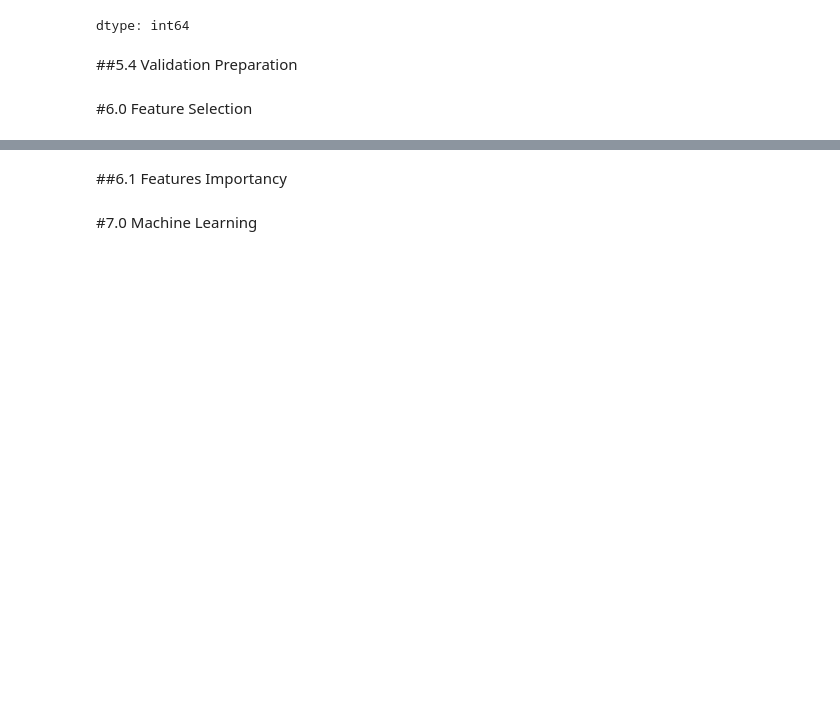
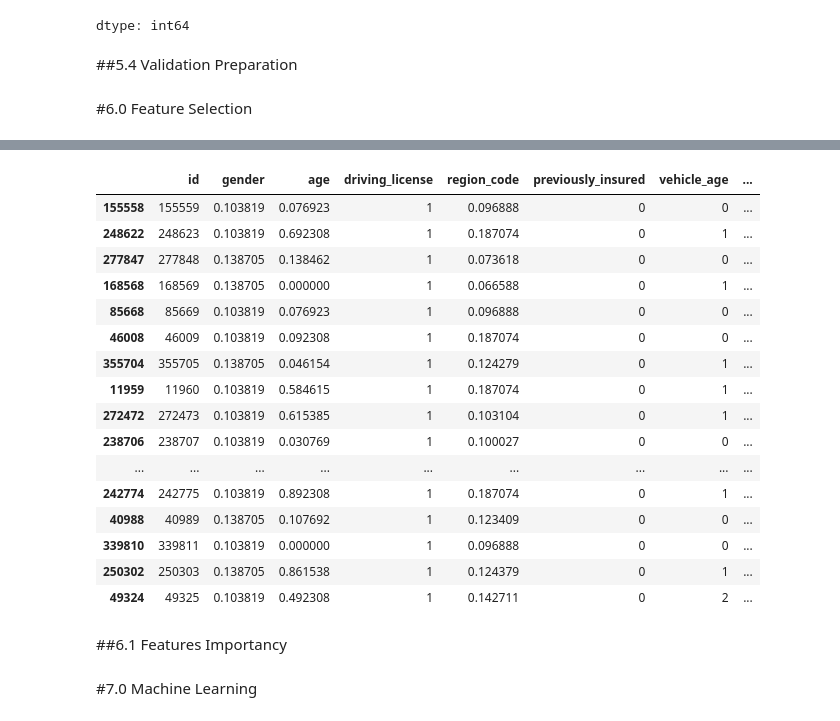
Before and after one commit to jessicanadalete/health_insurance_cross_sell, a Jupyter notebook: health_insurance_cross_sell.ipynb, the cells around one changed output, grey strips where cells are left out. Saved outputs shown, nothing was run; the diff lists cells and outputs as text; code cells hidden in the pictures; blank space fills up the shorter version.

```diff
--- a/health_insurance_cross_sell.ipynb
+++ b/health_insurance_cross_sell.ipynb
@@ -406,3 +404,23 @@ NameError: name 'df5' is not defined
+# %%
+df6.sample(30)
+# %% [output]
+|  | id | gender | age | driving_license | region_code | previously_insured | vehicle_age | ... |
+| 155558 | 155559 | 0.103819 | 0.076923 | 1 | 0.096888 | 0 | 0 | ... |
+| 248622 | 248623 | 0.103819 | 0.692308 | 1 | 0.187074 | 0 | 1 | ... |
+| 277847 | 277848 | 0.138705 | 0.138462 | 1 | 0.073618 | 0 | 0 | ... |
+| 168568 | 168569 | 0.138705 | 0.000000 | 1 | 0.066588 | 0 | 1 | ... |
+| 85668 | 85669 | 0.103819 | 0.076923 | 1 | 0.096888 | 0 | 0 | ... |
+| 46008 | 46009 | 0.103819 | 0.092308 | 1 | 0.187074 | 0 | 0 | ... |
+| 355704 | 355705 | 0.138705 | 0.046154 | 1 | 0.124279 | 0 | 1 | ... |
+| 11959 | 11960 | 0.103819 | 0.584615 | 1 | 0.187074 | 0 | 1 | ... |
+| 272472 | 272473 | 0.103819 | 0.615385 | 1 | 0.103104 | 0 | 1 | ... |
+| 238706 | 238707 | 0.103819 | 0.030769 | 1 | 0.100027 | 0 | 0 | ... |
+| ... | ... | ... | ... | ... | ... | ... | ... | ... |
+| 242774 | 242775 | 0.103819 | 0.892308 | 1 | 0.187074 | 0 | 1 | ... |
+| 40988 | 40989 | 0.138705 | 0.107692 | 1 | 0.123409 | 0 | 0 | ... |
+| 339810 | 339811 | 0.103819 | 0.000000 | 1 | 0.096888 | 0 | 0 | ... |
+| 250302 | 250303 | 0.138705 | 0.861538 | 1 | 0.124379 | 0 | 1 | ... |
+| 49324 | 49325 | 0.103819 | 0.492308 | 1 | 0.142711 | 0 | 2 | ... |
 # %% [markdown]
 ##6.1 Features Importancy
 # %%
```
Also changed, not shown: parts of 6 cells of this notebook.
